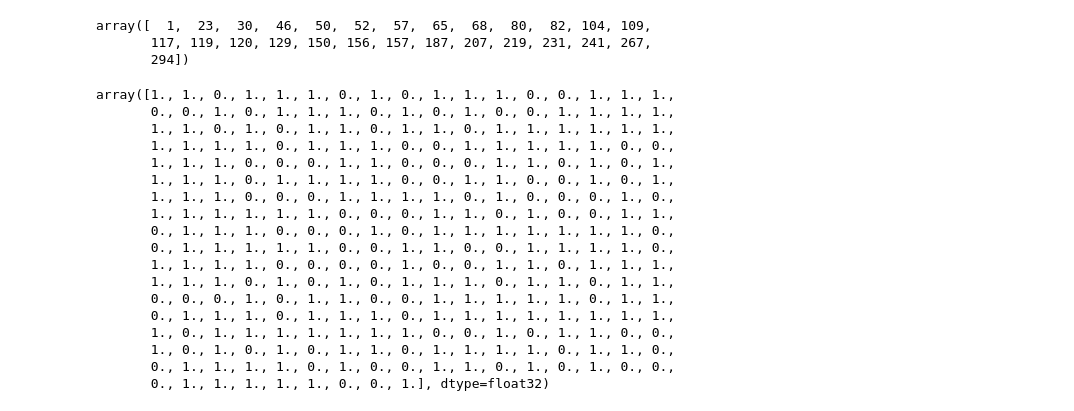
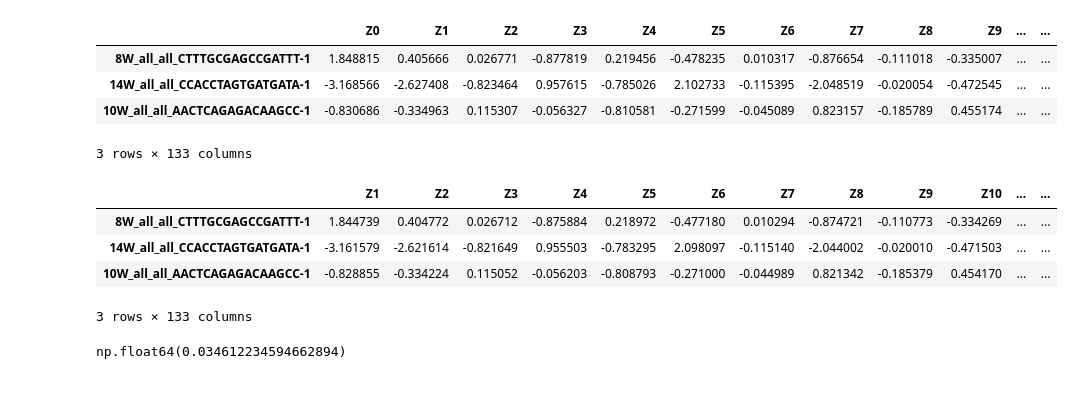
Before and after one commit to akanksha-sachan/SLIDE_py, a Jupyter notebook: check.ipynb, the cells around one changed output. Cells and saved outputs as stored; diff of their text form; code cells hidden in the pictures.

Commit message:
working SLIDE version of LOVE

```diff
--- a/check.ipynb
+++ b/check.ipynb
@@ -79,6 +9,0 @@ machop = Knockoffs(y, z)
-# %%
-machop.select_short_freq(z, fdr=0.05, spec=0.2, niter=10, f_size=298, n_workers=1)
-# %% [output]
-array([  1,  23,  30,  46,  50,  52,  57,  65,  68,  80,  82, 104, 109,
-       117, 119, 120, 129, 150, 156, 157, 187, 207, 219, 231, 241, 267,
-       294])
@@ -88,28 +10,22 @@ y_scaled = machop.y.copy()
-# %%
-from knockpy import KnockoffFilter
-
-kfilter = KnockoffFilter(
-    ksampler='gaussian',
-    fstat='lasso'
-)
-rejections = kfilter.forward(X=z_scaled, y=y.values, fdr=1, shrinkage="ledoitwolf")
-rejections
-# %% [output]
-array([1., 1., 0., 1., 1., 1., 0., 1., 0., 1., 1., 1., 0., 0., 1., 1., 1.,
-       0., 0., 1., 0., 1., 1., 1., 0., 1., 0., 1., 0., 0., 1., 1., 1., 1.,
-       1., 1., 0., 1., 0., 1., 1., 0., 1., 1., 0., 1., 1., 1., 1., 1., 1.,
-       1., 1., 1., 1., 0., 1., 1., 1., 0., 0., 1., 1., 1., 1., 1., 0., 0.,
-       1., 1., 1., 0., 0., 0., 1., 1., 0., 0., 0., 1., 1., 0., 1., 0., 1.,
-       1., 1., 1., 0., 1., 1., 1., 1., 0., 0., 1., 1., 0., 0., 1., 0., 1.,
-       1., 1., 1., 0., 0., 0., 1., 1., 1., 1., 0., 1., 0., 0., 0., 1., 0.,
-       1., 1., 1., 1., 1., 1., 0., 0., 0., 1., 1., 0., 1., 0., 0., 1., 1.,
-       0., 1., 1., 1., 0., 0., 0., 1., 0., 1., 1., 1., 1., 1., 1., 1., 0.,
-       0., 1., 1., 1., 1., 1., 0., 0., 1., 1., 0., 0., 1., 1., 1., 1., 0.,
-       1., 1., 1., 1., 0., 0., 0., 0., 1., 0., 0., 1., 1., 0., 1., 1., 1.,
-       1., 1., 1., 0., 1., 0., 1., 0., 1., 1., 1., 0., 1., 1., 0., 1., 1.,
-       0., 0., 0., 1., 0., 1., 1., 0., 0., 1., 1., 1., 1., 1., 0., 1., 1.,
-       0., 1., 1., 1., 0., 1., 1., 1., 0., 1., 1., 1., 1., 1., 1., 1., 1.,
-       1., 0., 1., 1., 1., 1., 1., 1., 1., 0., 0., 1., 0., 1., 1., 0., 0.,
-       1., 0., 1., 0., 1., 0., 1., 1., 0., 1., 1., 1., 1., 0., 1., 1., 0.,
-       0., 1., 1., 1., 1., 0., 1., 0., 0., 1., 1., 0., 1., 0., 1., 0., 0.,
-       0., 1., 1., 1., 1., 1., 0., 0., 1.], dtype=float32)
+# %%
+z_py = pd.read_csv('example_results/slide_py/0.1_0.5_out/z_matrix.csv', index_col=0)
+z_py.head(3)
+# %% [output]
+|  | Z0 | Z1 | Z2 | Z3 | Z4 | Z5 | Z6 | Z7 | Z8 | Z9 | ... | ... |
+| 8W_all_all_CTTTGCGAGCCGATTT-1 | 1.848815 | 0.405666 | 0.026771 | -0.877819 | 0.219456 | -0.478235 | 0.010317 | -0.876654 | -0.111018 | -0.335007 | ... | ... |
+| 14W_all_all_CCACCTAGTGATGATA-1 | -3.168566 | -2.627408 | -0.823464 | 0.957615 | -0.785026 | 2.102733 | -0.115395 | -2.048519 | -0.020054 | -0.472545 | ... | ... |
+| 10W_all_all_AACTCAGAGACAAGCC-1 | -0.830686 | -0.334963 | 0.115307 | -0.056327 | -0.810581 | -0.271599 | -0.045089 | 0.823157 | -0.185789 | 0.455174 | ... | ... |
+3 rows × 133 columns
+# %%
+z_R = pd.read_csv('example_results/slide/0.1_0.5_out/z_matrix.csv', index_col=0)
+z_R.head(3)
+# %% [output]
+|  | Z1 | Z2 | Z3 | Z4 | Z5 | Z6 | Z7 | Z8 | Z9 | Z10 | ... | ... |
+| 8W_all_all_CTTTGCGAGCCGATTT-1 | 1.844739 | 0.404772 | 0.026712 | -0.875884 | 0.218972 | -0.477180 | 0.010294 | -0.874721 | -0.110773 | -0.334269 | ... | ... |
+| 14W_all_all_CCACCTAGTGATGATA-1 | -3.161579 | -2.621614 | -0.821649 | 0.955503 | -0.783295 | 2.098097 | -0.115140 | -2.044002 | -0.020010 | -0.471503 | ... | ... |
+| 10W_all_all_AACTCAGAGACAAGCC-1 | -0.828855 | -0.334224 | 0.115052 | -0.056203 | -0.808793 | -0.271000 | -0.044989 | 0.821342 | -0.185379 | 0.454170 | ... | ... |
+3 rows × 133 columns
+# %%
+np.max(abs(z_R.values - z_py.values))
+# %% [output]
+np.float64(0.034612234594662894)
```
Also changed, not shown: parts of 8 cells of this notebook, 24 other files.
